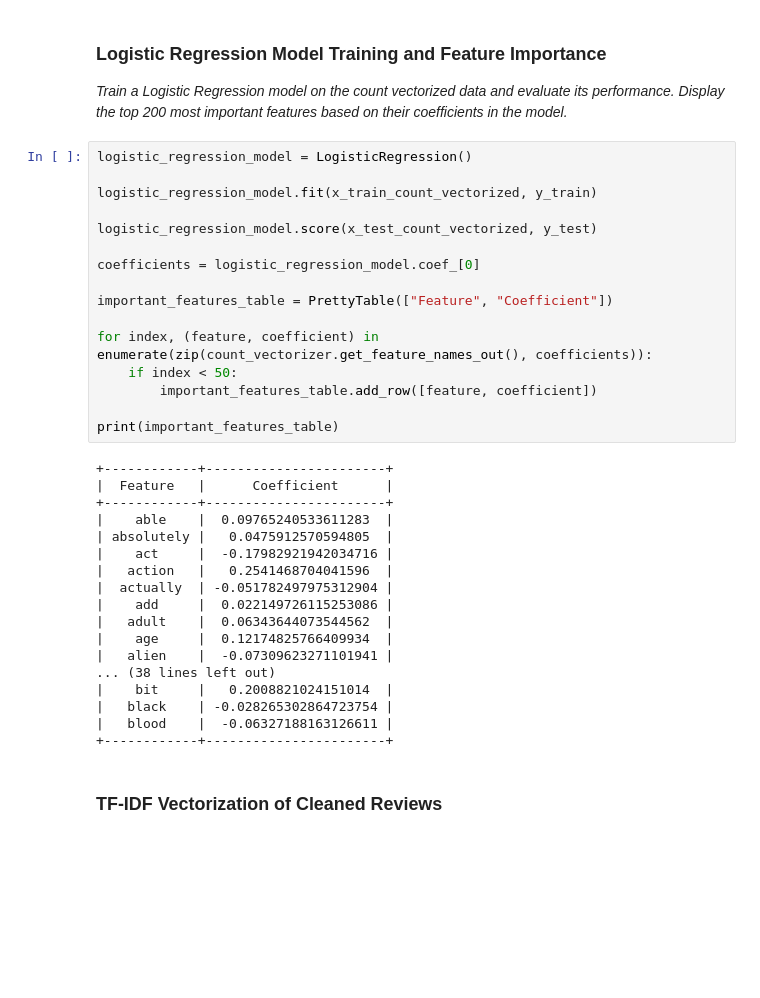
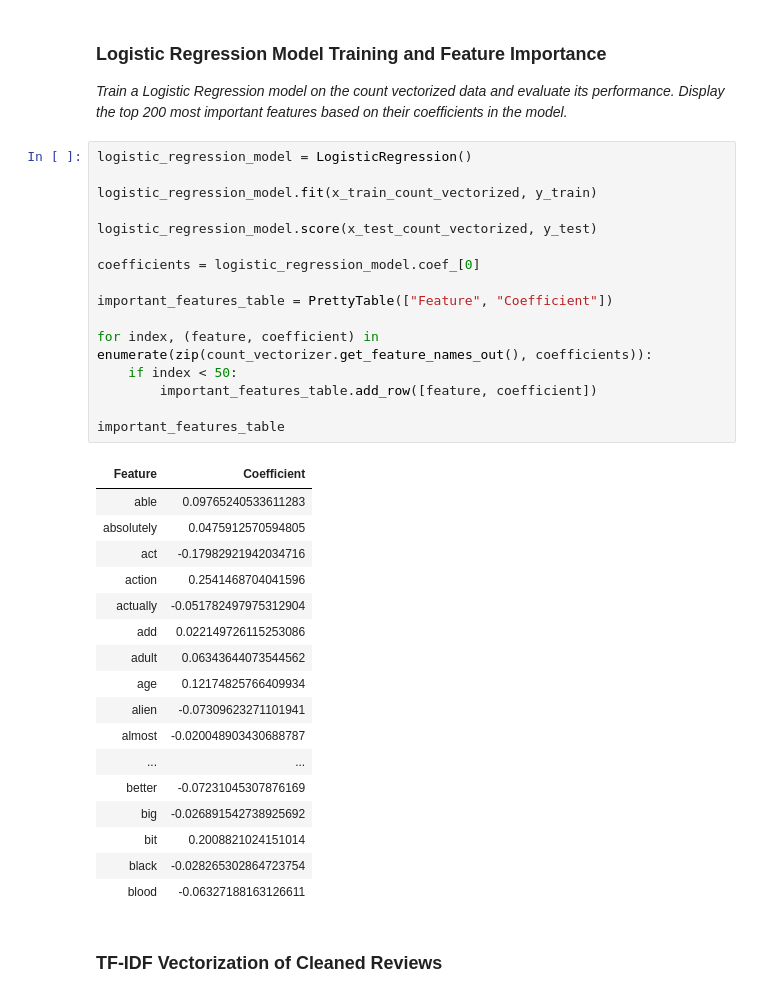
Before and after one commit to Danitilahun/Sentiment-Analysis, a Jupyter notebook: Feature_Engineering_and_Feature_Selection_for_Sentiment_Analyzer.ipynb, the cells around one changed output. Drawn from its saved outputs; the diff is of its cells as text; blank space fills up the shorter version.

```diff
--- a/Feature_Engineering_and_Feature_Selection_for_Sentiment_Analyzer.ipynb
+++ b/Feature_Engineering_and_Feature_Selection_for_Sentiment_Analyzer.ipynb
@@ -481,37 +481,37 @@ x_test_count_vectorized = count_vectorizer.transform(test_data['Reviews_clean'])
 # %%
 logistic_regression_model = LogisticRegression()
 
 logistic_regression_model.fit(x_train_count_vectorized, y_train)
 
 logistic_regression_model.score(x_test_count_vectorized, y_test)
 
 coefficients = logistic_regression_model.coef_[0]
 
 important_features_table = PrettyTable(["Feature", "Coefficient"])
 
 for index, (feature, coefficient) in enumerate(zip(count_vectorizer.get_feature_names_out(), coefficients)):
     if index < 50:
         important_features_table.add_row([feature, coefficient])
 
-print(important_features_table)
+important_features_table
 # %% [output]
-+------------+-----------------------+
-|  Feature   |      Coefficient      |
-+------------+-----------------------+
-|    able    |  0.09765240533611283  |
-| absolutely |   0.0475912570594805  |
-|    act     |  -0.17982921942034716 |
-|   action   |   0.2541468704041596  |
-|  actually  | -0.051782497975312904 |
-|    add     |  0.022149726115253086 |
-|   adult    |  0.06343644073544562  |
-|    age     |  0.12174825766409934  |
-|   alien    |  -0.07309623271101941 |
-... (38 lines left out)
-|    bit     |   0.2008821024151014  |
-|   black    | -0.028265302864723754 |
-|   blood    |  -0.06327188163126611 |
-+------------+-----------------------+
+| Feature | Coefficient |
+| able | 0.09765240533611283 |
+| absolutely | 0.0475912570594805 |
+| act | -0.17982921942034716 |
+| action | 0.2541468704041596 |
+| actually | -0.051782497975312904 |
+| add | 0.022149726115253086 |
+| adult | 0.06343644073544562 |
+| age | 0.12174825766409934 |
+| alien | -0.07309623271101941 |
+| almost | -0.020048903430688787 |
+| ... | ... |
+| better | -0.07231045307876169 |
+| big | -0.026891542738925692 |
+| bit | 0.2008821024151014 |
+| black | -0.028265302864723754 |
+| blood | -0.06327188163126611 |
 # %% [markdown]
 ### TF-IDF Vectorization of Cleaned Reviews
 # %%
```
